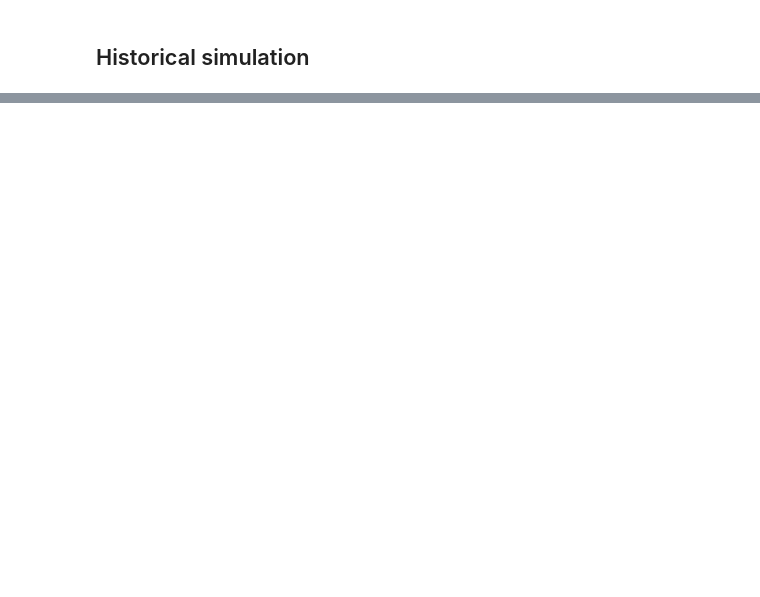
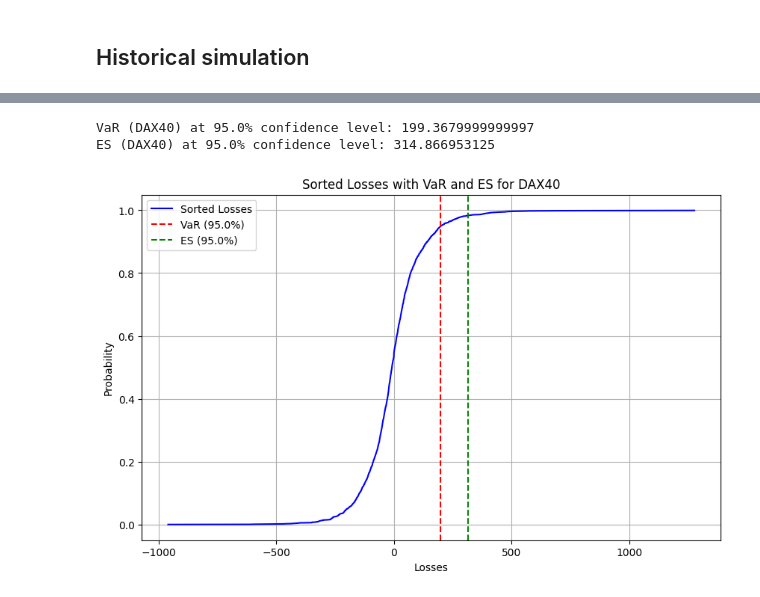
Before and after one commit to Dhruvs120/Quantitative_Risk_Management_Assignments, a Jupyter notebook: initial_notebook.ipynb, the cells around one changed output, grey strips where cells are left out. Saved outputs shown, nothing was run; the diff lists cells and outputs as text; code cells hidden in the pictures; blank space fills up the shorter version.

Commit message:
correctie historical simulation

```diff
--- a/initial_notebook.ipynb
+++ b/initial_notebook.ipynb
@@ -563 +603,40 @@ ES (S&P500) at 95.0% confidence level: -52.35510263779528
+# %%
+confidence_level = 0.95
+# Extract historical losses for DAX40
+dax40_losses = main_df[(main_df['Date'] >= '2012-01-04') & (main_df['Date'] <= '2021-12-31')]['C_Dax40_Loss']
+
+# Sort the losses in ascending order
+sorted_dax40_losses = dax40_losses.sort_values()
+
+# Calculate VaR at the specified confidence level
+# This finds the value at the threshold separating the worst (1-confidence_level)% losses
+VaR_dax40 = sorted_dax40_losses.quantile(confidence_level)
+
+# Calculate ES (Expected Shortfall)
+# This is the average of the losses that are greater than or equal to the VaR value
+tail_dax_losses = sorted_dax40_losses[sorted_dax40_losses >= VaR_dax40]
+ES_dax40 = tail_dax_losses.mean()
+
+print(f"VaR (DAX40) at {confidence_level * 100}% confidence level: {VaR_dax40}")
+print(f"ES (DAX40) at {confidence_level * 100}% confidence level: {ES_dax40}")
+
+# Plot the sorted losses as a line graph
+plt.figure(figsize=(10, 6))
+plt.plot(sorted_dax40_losses.values, np.linspace(0, 1, len(sorted_dax40_losses), endpoint=False), label='Sorted Losses', color='blue')
+
+# Highlight VaR and ES on the graph
+plt.axvline(x=VaR_dax40, color='red', linestyle='--', label=f'VaR ({confidence_level * 100}%)')
+plt.axvline(x=ES_dax40, color='green', linestyle='--', label=f'ES ({confidence_level * 100}%)')
+
+# Add labels, title, and legend
+plt.xlabel('Losses')
+plt.ylabel('Probability')
+plt.title('Sorted Losses with VaR and ES for DAX40')
+plt.legend()
+plt.grid()
+plt.show()
+# %% [output]
+VaR (DAX40) at 95.0% confidence level: 199.3679999999997
+ES (DAX40) at 95.0% confidence level: 314.866953125
+[figure, added]
 # %%
```
Also changed, not shown: parts of 6 cells of this notebook.
